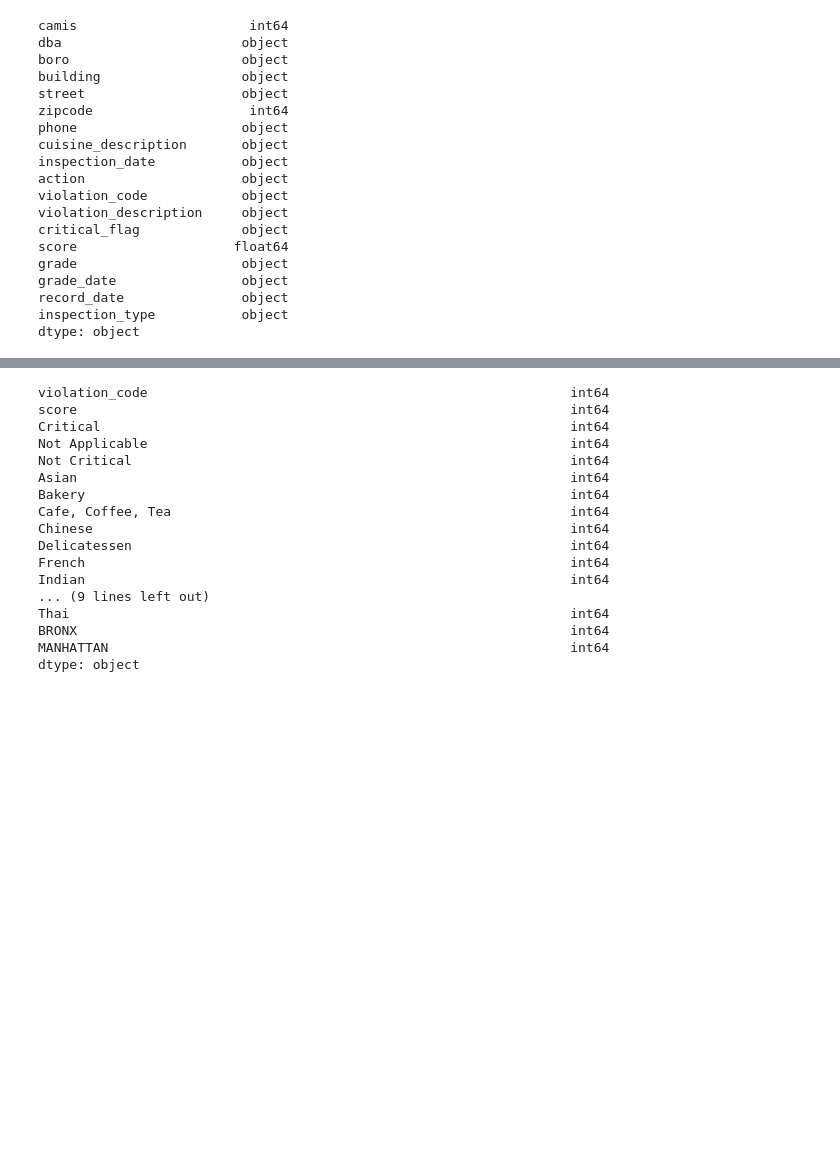
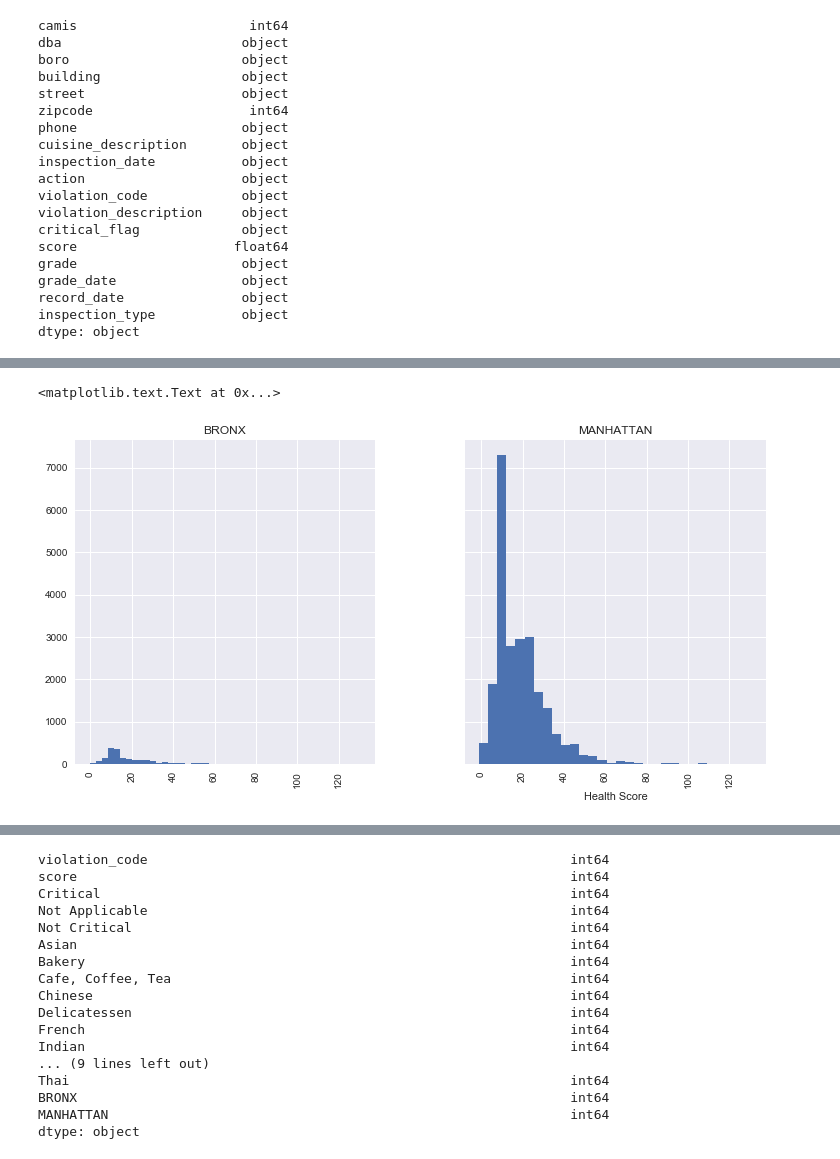
Before and after one commit to evt5020/NYCRestaurantHealthData, a Jupyter notebook: NYC Health Datav2.ipynb, the cells around one changed output, grey strips where cells are left out. Drawn from its saved outputs; the diff is of its cells as text; code cells hidden in the pictures; blank space fills up the shorter version.

```diff
--- a/NYC Health Datav2.ipynb
+++ b/NYC Health Datav2.ipynb
@@ -76,0 +96,10 @@ restdatacleaned.score = restdatacleaned.score.astype(int)
+# %%
+#Examine distribution by boro
+#Notice that Bronx and Manhattan are only boroughs represented in this dataset
+
+restdatacleaned.hist(by=restdatacleaned["boro"],bins=30,layout= (1,2),figsize=(12,6),sharex=True,sharey=True)
+sns.plt.ylabel("Number restaurants")
+sns.plt.xlabel("Health Score")
+# %% [output]
+<matplotlib.text.Text at 0x...>
+[figure, added]
```
Also changed, not shown: parts of 33 cells of this notebook.
